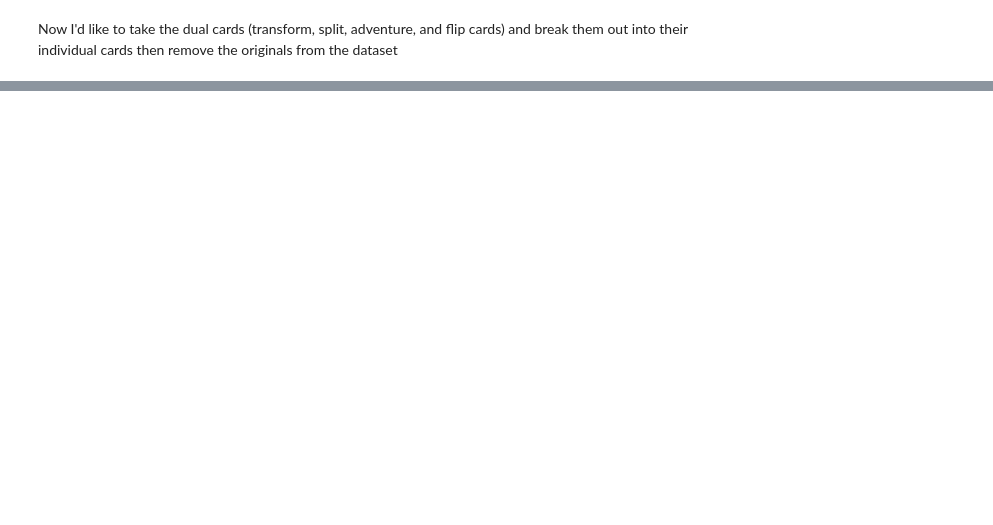
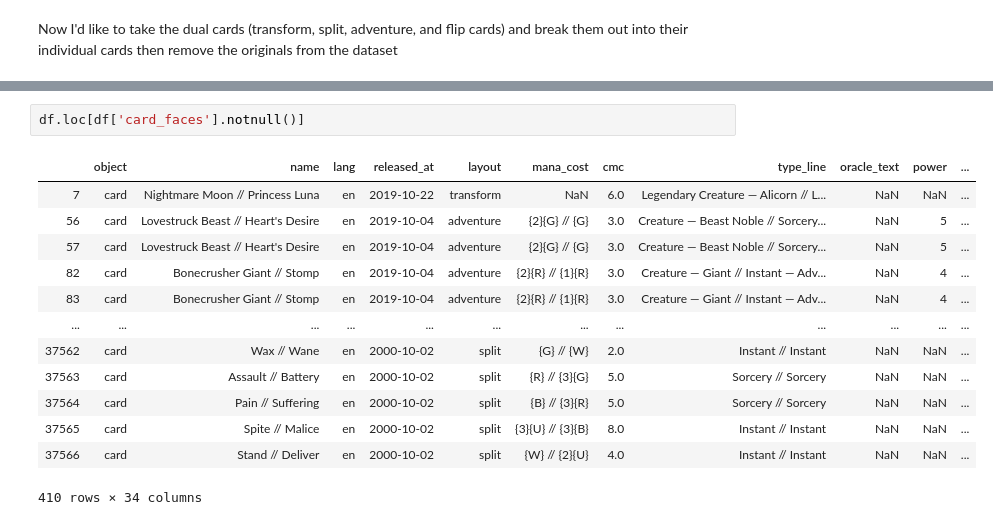
Before and after one commit to CreightonAshton/MTG_Recommender, a Jupyter notebook: Code/01 - Cleaning.ipynb, the cells around one changed output, grey strips where cells are left out. Cells and saved outputs as stored; diff of their text form; blank space fills up the shorter version.

```diff
--- a/Code/01 - Cleaning.ipynb
+++ b/Code/01 - Cleaning.ipynb
@@ -274,0 +316,16 @@ dual_df
+# %%
+df.loc[df['card_faces'].notnull()]
+# %% [output]
+|  | object | name | lang | released_at | layout | mana_cost | cmc | type_line | oracle_text | power | ... |
+| 7 | card | Nightmare Moon // Princess Luna | en | 2019-10-22 | transform | NaN | 6.0 | Legendary Creature — Alicorn // L... | NaN | NaN | ... |
+| 56 | card | Lovestruck Beast // Heart's Desire | en | 2019-10-04 | adventure | {2}{G} // {G} | 3.0 | Creature — Beast Noble // Sorcery... | NaN | 5 | ... |
+| 57 | card | Lovestruck Beast // Heart's Desire | en | 2019-10-04 | adventure | {2}{G} // {G} | 3.0 | Creature — Beast Noble // Sorcery... | NaN | 5 | ... |
+| 82 | card | Bonecrusher Giant // Stomp | en | 2019-10-04 | adventure | {2}{R} // {1}{R} | 3.0 | Creature — Giant // Instant — Adv... | NaN | 4 | ... |
+| 83 | card | Bonecrusher Giant // Stomp | en | 2019-10-04 | adventure | {2}{R} // {1}{R} | 3.0 | Creature — Giant // Instant — Adv... | NaN | 4 | ... |
+| ... | ... | ... | ... | ... | ... | ... | ... | ... | ... | ... | ... |
+| 37562 | card | Wax // Wane | en | 2000-10-02 | split | {G} // {W} | 2.0 | Instant // Instant | NaN | NaN | ... |
+| 37563 | card | Assault // Battery | en | 2000-10-02 | split | {R} // {3}{G} | 5.0 | Sorcery // Sorcery | NaN | NaN | ... |
+| 37564 | card | Pain // Suffering | en | 2000-10-02 | split | {B} // {3}{R} | 5.0 | Sorcery // Sorcery | NaN | NaN | ... |
+| 37565 | card | Spite // Malice | en | 2000-10-02 | split | {3}{U} // {3}{B} | 8.0 | Instant // Instant | NaN | NaN | ... |
+| 37566 | card | Stand // Deliver | en | 2000-10-02 | split | {W} // {2}{U} | 4.0 | Instant // Instant | NaN | NaN | ... |
+410 rows × 34 columns
```
Also changed, not shown: parts of 31 cells of this notebook.
